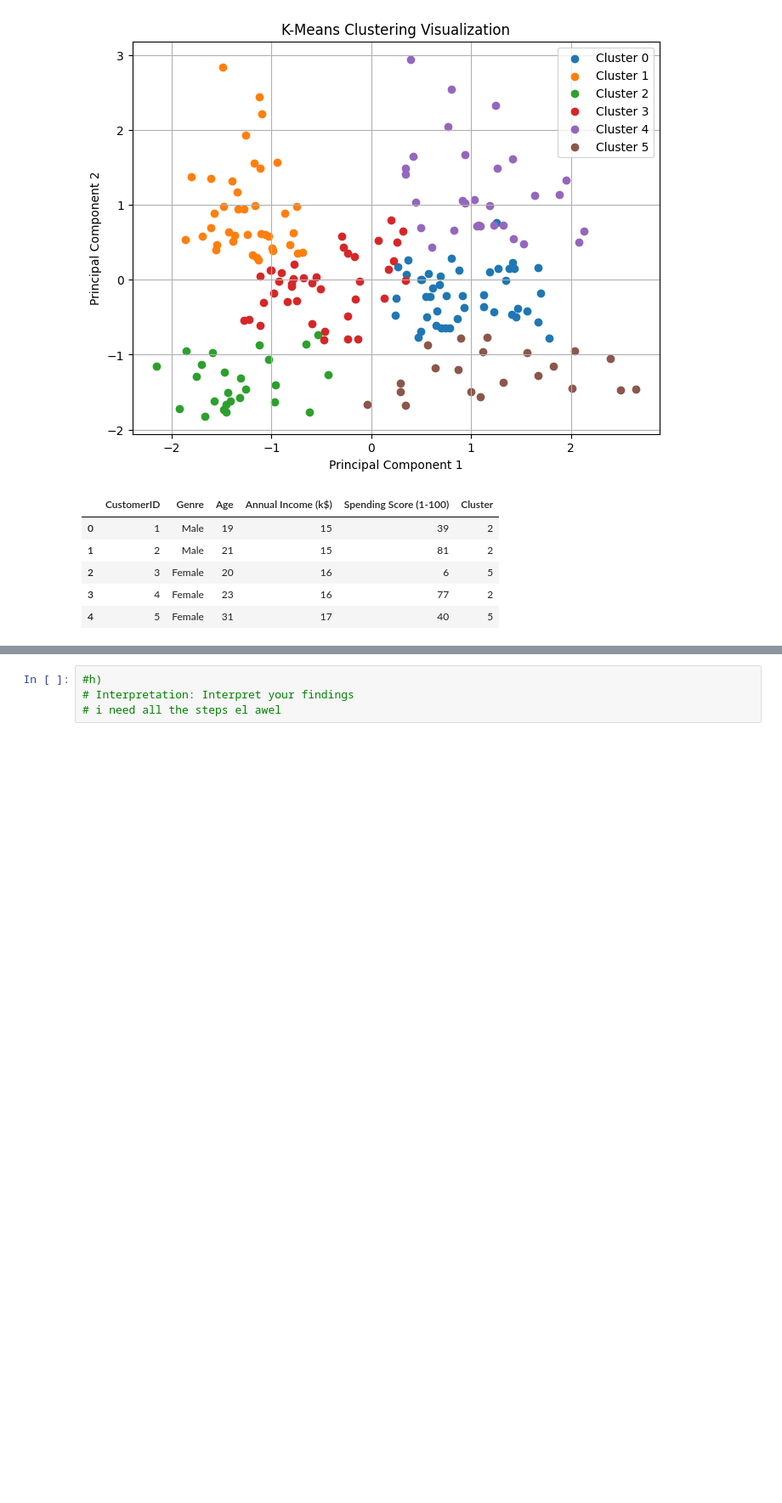
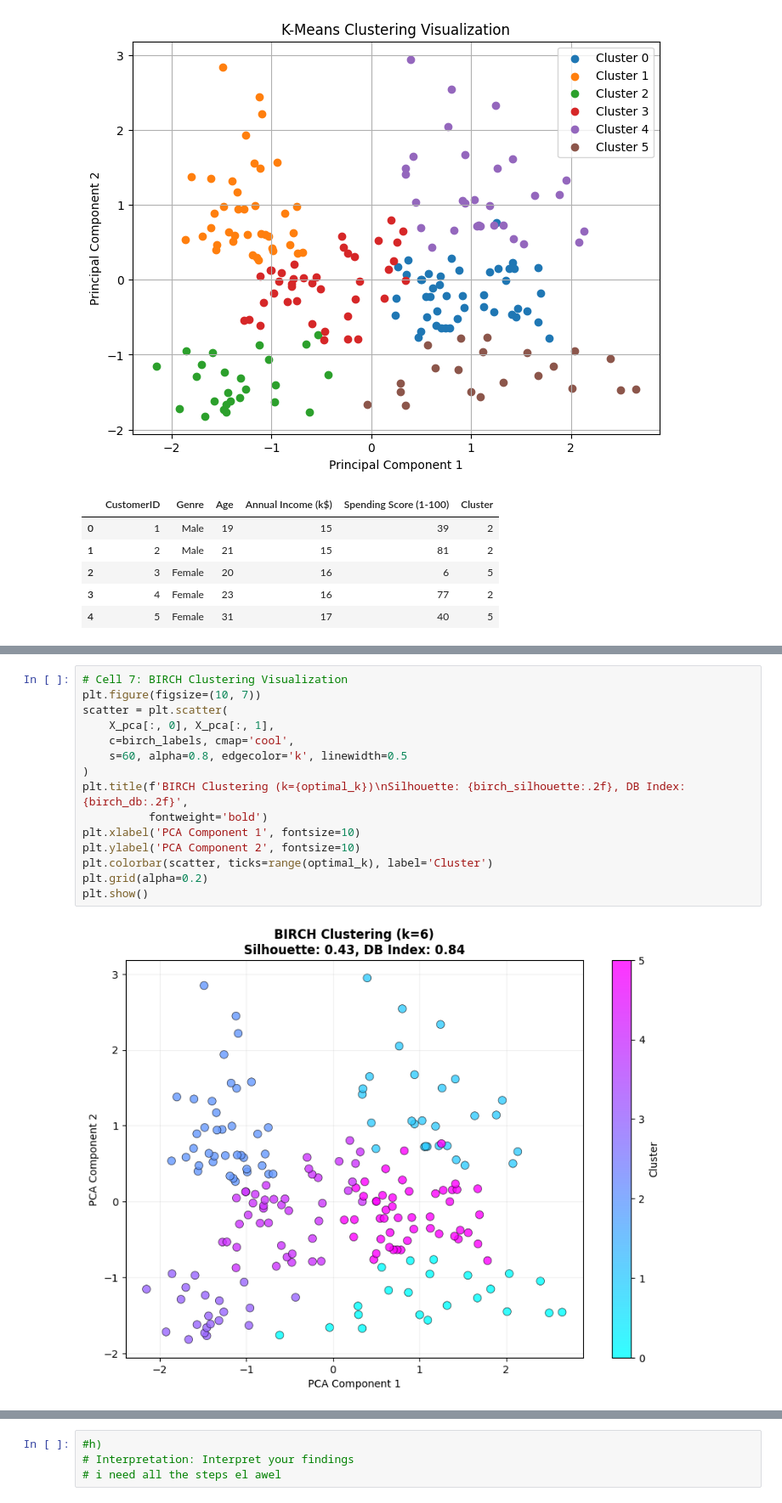
Before and after one commit to rahmarihan/DS3, a Jupyter notebook: main.ipynb, the cells around one changed output, grey strips where cells are left out. Shown at 85% size. Cells and saved outputs as stored; diff of their text form; blank space fills up the shorter version.

```diff
--- a/main.ipynb
+++ b/main.ipynb
@@ -190,0 +298,17 @@ df.head()
+# %%
+# Cell 7: BIRCH Clustering Visualization
+plt.figure(figsize=(10, 7))
+scatter = plt.scatter(
+    X_pca[:, 0], X_pca[:, 1],
+    c=birch_labels, cmap='cool',
+    s=60, alpha=0.8, edgecolor='k', linewidth=0.5
+)
+plt.title(f'BIRCH Clustering (k={optimal_k})\nSilhouette: {birch_silhouette:.2f}, DB Index: {birch_db:.2f}',
+          fontweight='bold')
+plt.xlabel('PCA Component 1', fontsize=10)
+plt.ylabel('PCA Component 2', fontsize=10)
+plt.colorbar(scatter, ticks=range(optimal_k), label='Cluster')
+plt.grid(alpha=0.2)
+plt.show()
+# %% [output]
+[figure, added]
```
Also changed, not shown: parts of 8 cells of this notebook.
